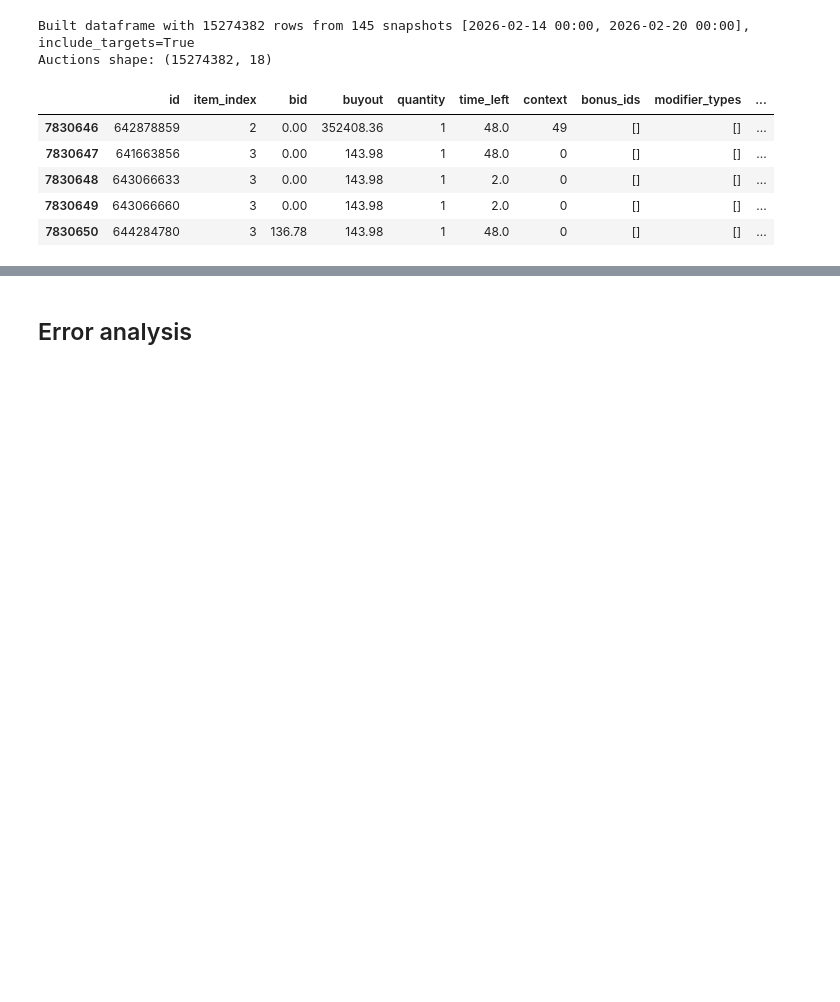
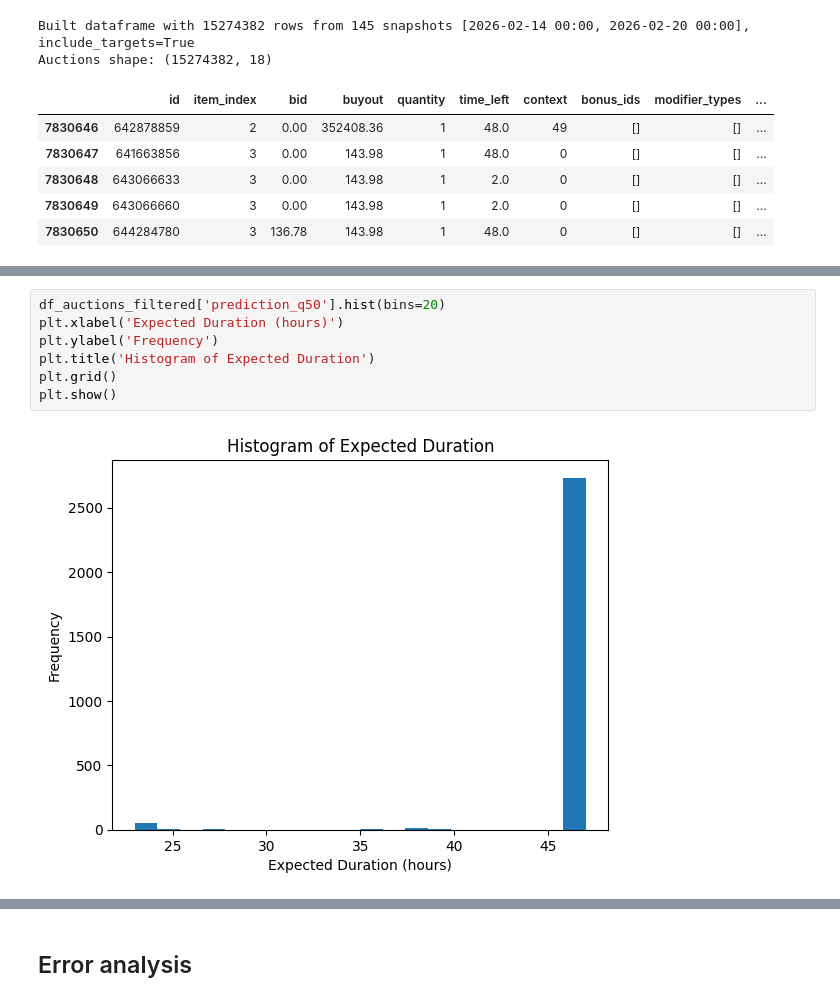
Before and after one commit to AngelUrq/auction_classic, a Jupyter notebook: notebooks/transformer_evaluation.ipynb, the cells around one changed output, grey strips where cells are left out. Drawn from its saved outputs; the diff is of its cells as text; blank space fills up the shorter version.

```diff
--- a/notebooks/transformer_evaluation.ipynb
+++ b/notebooks/transformer_evaluation.ipynb
@@ -140,0 +137,9 @@ df_auctions_filtered[['item_index', 'buyout','quantity', 'time_left', 'listing_a
+# %%
+df_auctions_filtered['prediction_q50'].hist(bins=20)
+plt.xlabel('Expected Duration (hours)')
+plt.ylabel('Frequency')
+plt.title('Histogram of Expected Duration')
+plt.grid()
+plt.show()
+# %% [output]
+[figure, added]
```
Also changed, not shown: parts of 21 cells of this notebook, 2 other files.
